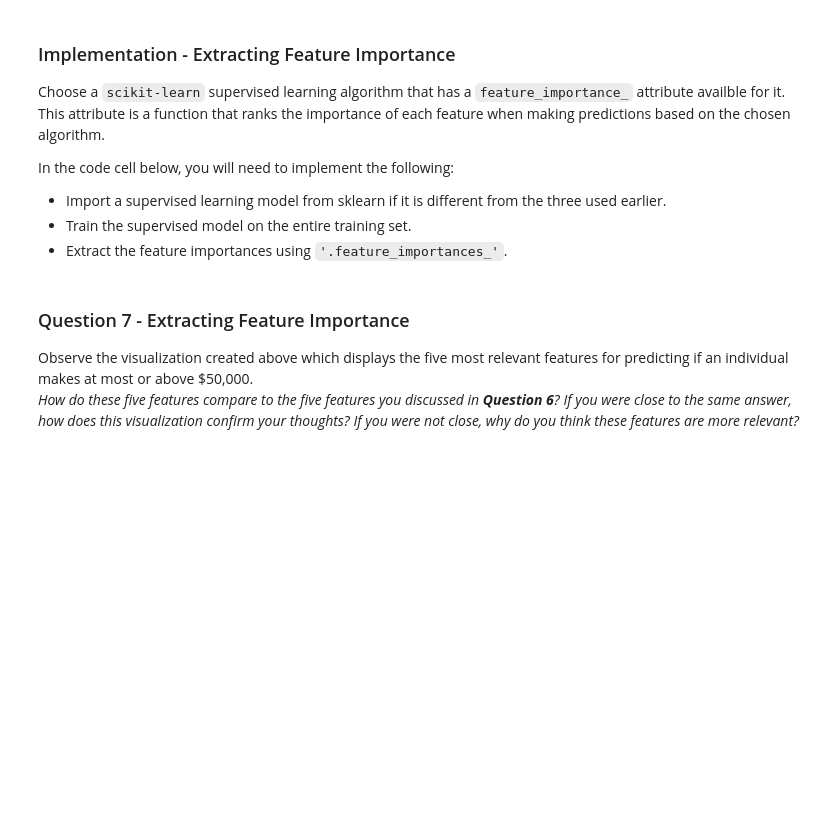
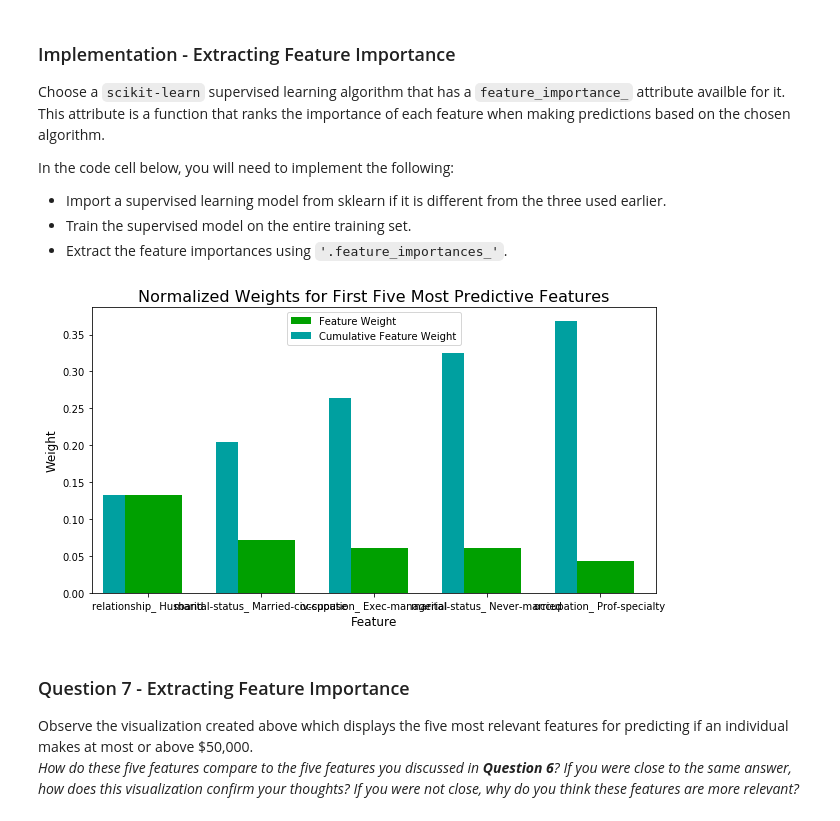
Before and after one commit to ChristosTheodoropoulos/FindingDonors-, a Jupyter notebook: finding_donors.ipynb, the cells around one changed output. Cells and saved outputs as stored; diff of their text form; code cells hidden in the pictures; blank space fills up the shorter version.

```diff
--- a/finding_donors.ipynb
+++ b/finding_donors.ipynb
@@ -436,15 +539,17 @@ In the code cell below, you will need to implement the following:
  - Extract the feature importances using `'.feature_importances_'`.
 # %%
 # TODO: Import a supervised learning model that has 'feature_importances_'
-
+clf = RandomForestClassifier()
 # TODO: Train the supervised model on the training set
-model = None
+model = clf.fit(X_train, y_train)
 
 # TODO: Extract the feature importances
-importances = None
+importances = model.feature_importances_
 
 # Plot
 vs.feature_plot(importances, X_train, y_train)
+# %% [output]
+[figure, added]
 # %% [markdown]
 ### Question 7 - Extracting Feature Importance
 
```
Also changed, not shown: parts of 5 cells of this notebook.
